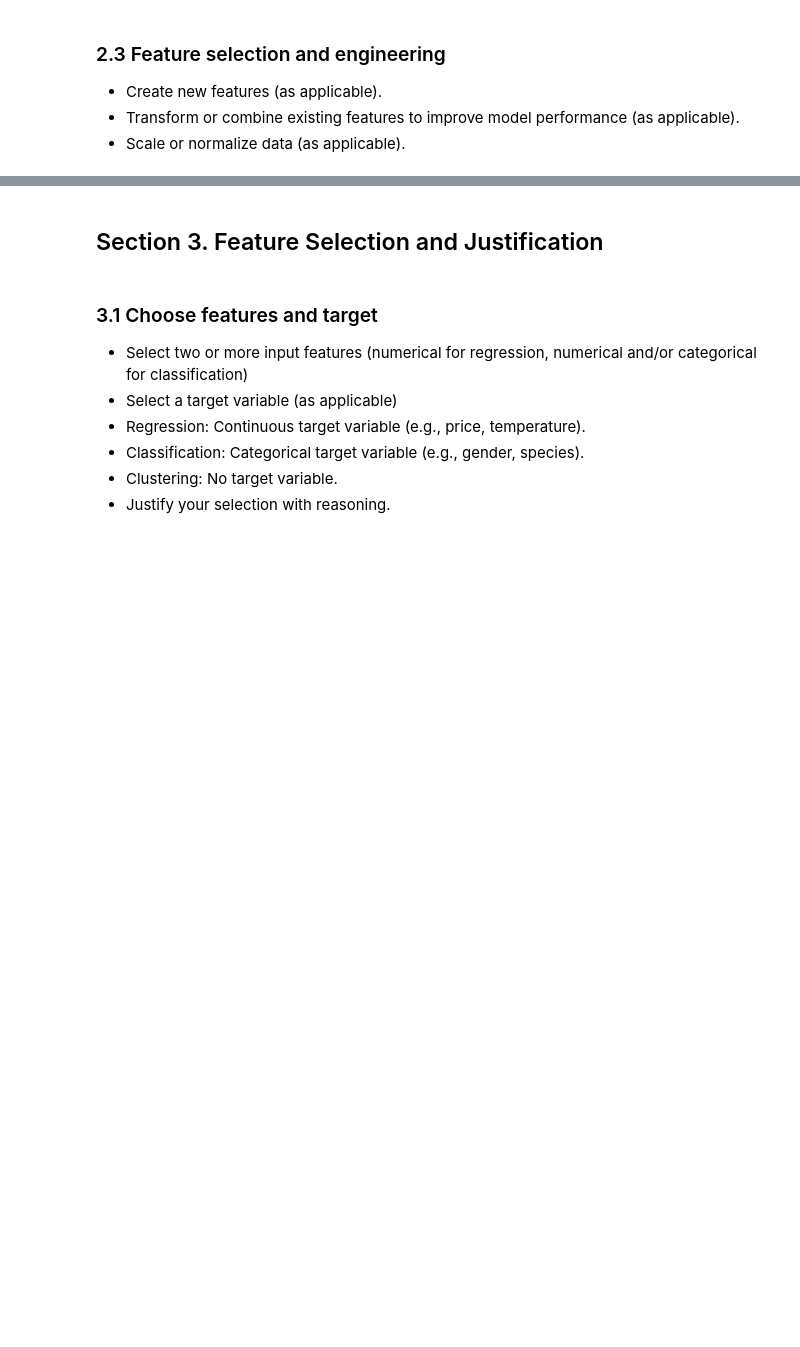
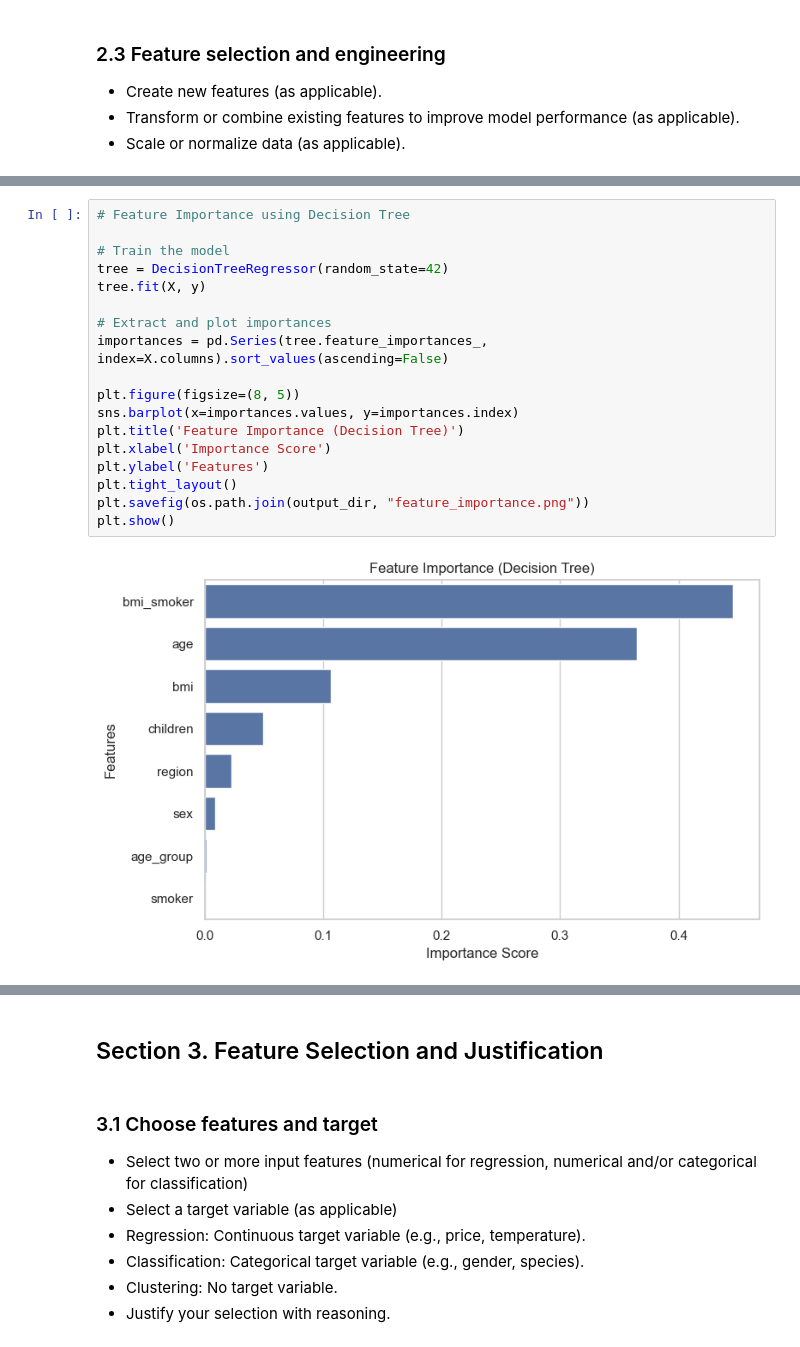
Before and after one commit to JBtallgrass/ml_regression_jballard, a Jupyter notebook: ml_regression_jballard.ipynb, the cells around one changed output, grey strips where cells are left out. Drawn from its saved outputs; the diff is of its cells as text; blank space fills up the shorter version.

```diff
--- a/ml_regression_jballard.ipynb
+++ b/ml_regression_jballard.ipynb
@@ -79,2 +188,22 @@ os.makedirs(output_dir, exist_ok=True)
+# %%
+# Feature Importance using Decision Tree
+
+# Train the model
+tree = DecisionTreeRegressor(random_state=42)
+tree.fit(X, y)
+
+# Extract and plot importances
+importances = pd.Series(tree.feature_importances_, index=X.columns).sort_values(ascending=False)
+
+plt.figure(figsize=(8, 5))
+sns.barplot(x=importances.values, y=importances.index)
+plt.title('Feature Importance (Decision Tree)')
+plt.xlabel('Importance Score')
+plt.ylabel('Features')
+plt.tight_layout()
+plt.savefig(os.path.join(output_dir, "feature_importance.png"))
+plt.show()
+# %% [output]
+[figure, added]
 # %% [markdown]
 #### Reflection 2:
```
Also changed, not shown: parts of 13 cells of this notebook, 7 other files.
